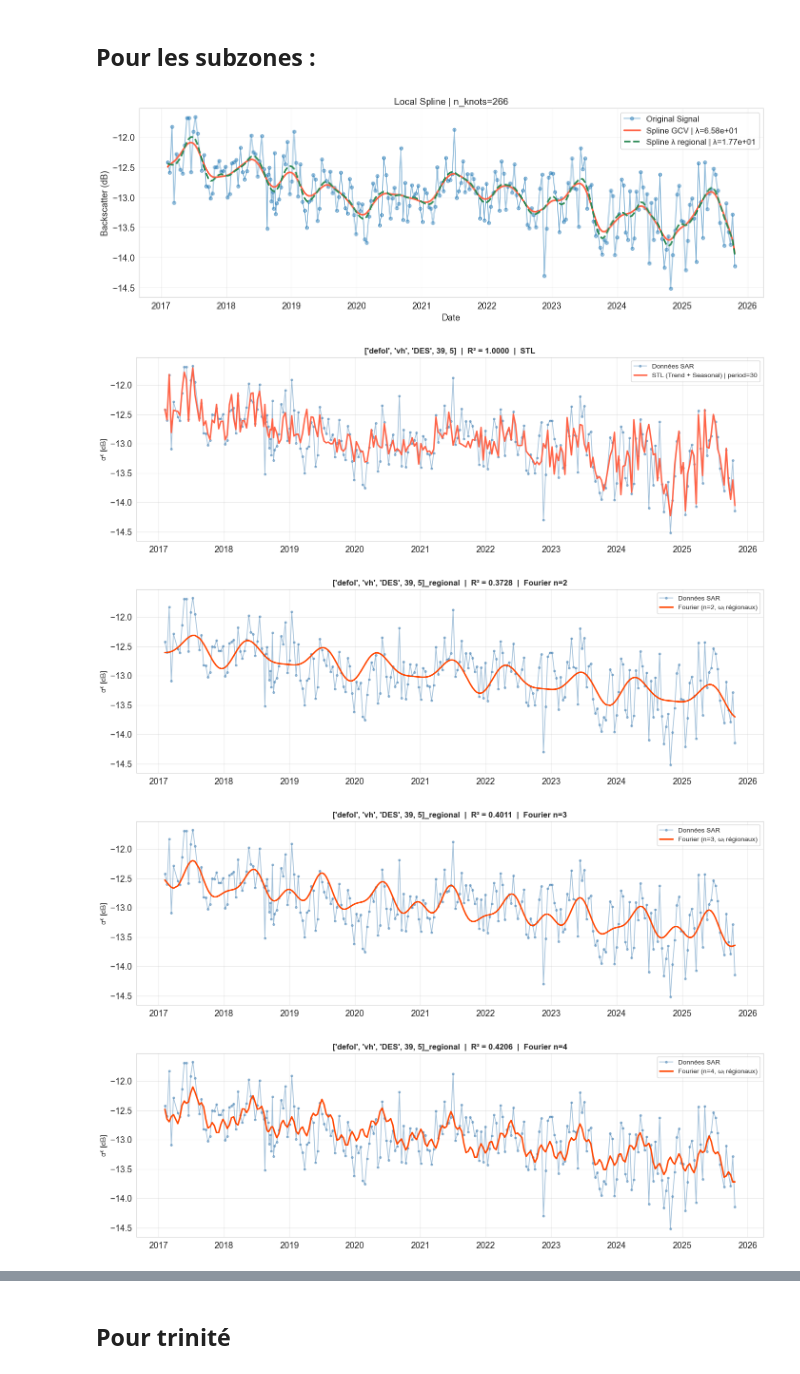
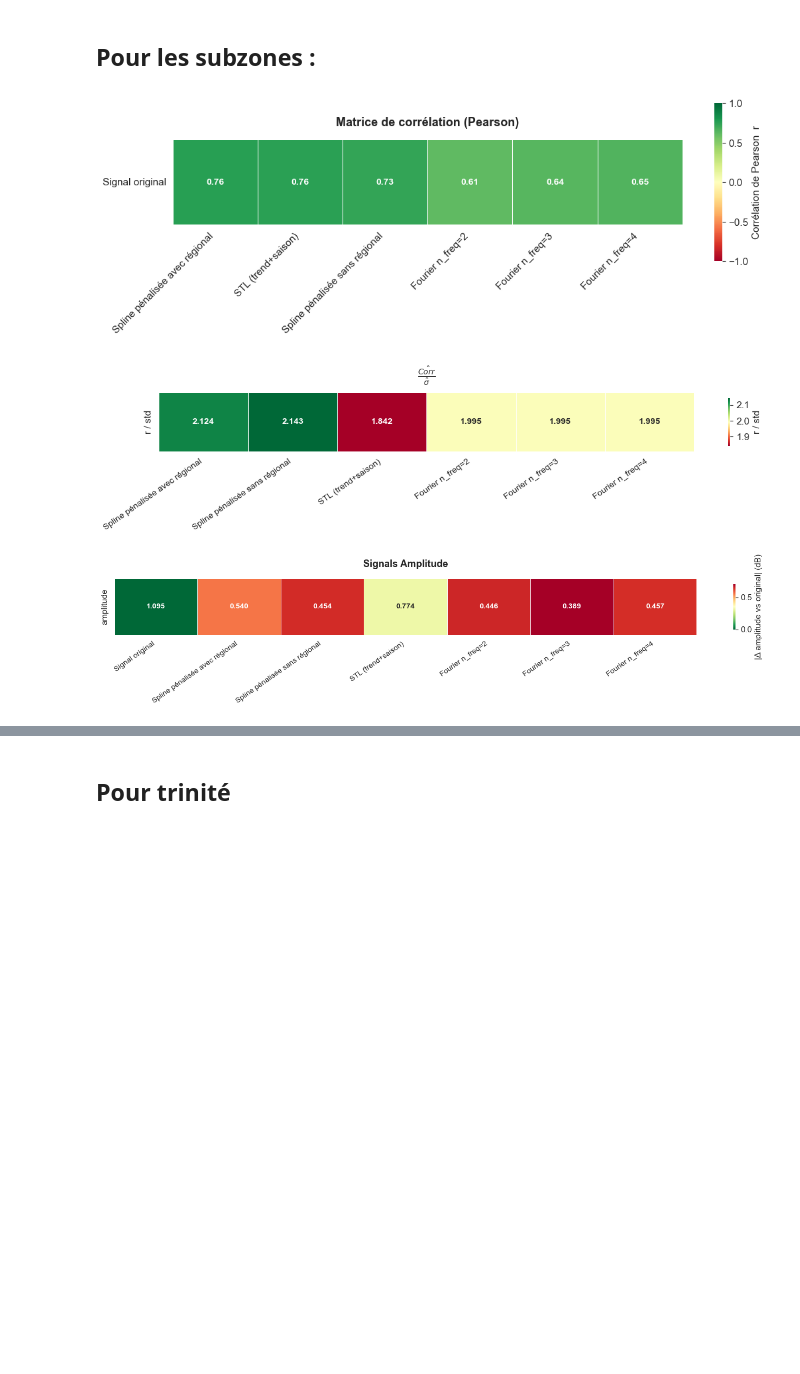
Before and after one commit to clairesn23/readingseminar, a Jupyter notebook: metafile.ipynb, the cells around one changed output, grey strips where cells are left out. Drawn from its saved outputs; the diff is of its cells as text; code cells hidden in the pictures; blank space fills up the shorter version.

Commit message:
amplitude et coef

```diff
--- a/metafile.ipynb
+++ b/metafile.ipynb
@@ -786 +785,40 @@ def full_pipeline_sub(SERIES, plot=True, N_FREQ_LIST=[2, 3, 4]):
     }
+# %%
+def plot_r_std_heatmap(infos, N_FREQ_LIST=[2, 3, 4]):
+    COL = ["Spline pénalisée avec régional", "Spline pénalisée sans régional", "STL (trend+saison)"]
+    for n_freq in N_FREQ_LIST:
+        COL.append(f"Fourier n_freq={n_freq}")
+
+    corr    = infos["corr_first_row"]
+    signals = infos["signals_corr"]
+
+    coefs = []
+    labels = []
+    for col in COL:
+        if col in corr.columns:
+            r    = corr[col].values[0]
+            std  = np.std(signals[col])
+            coefs.append(r / std)
+            labels.append(col)
+
+    # 1 ligne × N colonnes
+    data = np.array(coefs).reshape(1, -1)
+
+    fig, ax = plt.subplots(figsize=(len(labels) * 2, 3))
+    sns.heatmap(
+        data,
+        ax=ax,
+        annot=True,
+        fmt=".3f",
+        cmap="RdYlGn",
+        xticklabels=labels,
+        yticklabels=["r / std"],
+        linewidths=0.5,
+        linecolor="white",
+        annot_kws={"size": 10, "weight": "bold"},
+        cbar_kws={"label": "r / std", "shrink": 0.8}
+    )
+    ax.set_title(r"$\frac{\hat{Corr}}{\hat \sigma}$", fontsize=13, fontweight="bold", pad=15)
+    ax.set_xticklabels(labels, rotation=35, ha="right", fontsize=10)
+    plt.tight_layout()
+    plt.show()
@@ -787,15 +885,16 @@ def full_pipeline_sub(SERIES, plot=True, N_FREQ_LIST=[2, 3, 4]):
 # %%
-plot=True
+plot=False
 N_FREQ_LIST = [2, 3, 4]   # modes harmoniques Fourier à tester
 
 #### extract des données ---------------------------------
 SERIES=["defol","vh","DES",39,5]
 #type_veg, polar, direction, orbite, subzone
 
 infos= full_pipeline_sub(SERIES, plot, N_FREQ_LIST)
+plot_r_std_heatmap(infos)
+amp_results = compute_amplitudes(infos)
+plot_amplitudes_heatmap(amp_results)
 # %% [output]
-[figure, old version]
+[figure, new version]
-[figure, old version]
+[figure, new version]
-[figure, old version]
+[figure, new version]
-[figure, removed]
-[figure, removed]
```
Also changed, not shown: parts of 11 cells of this notebook.
